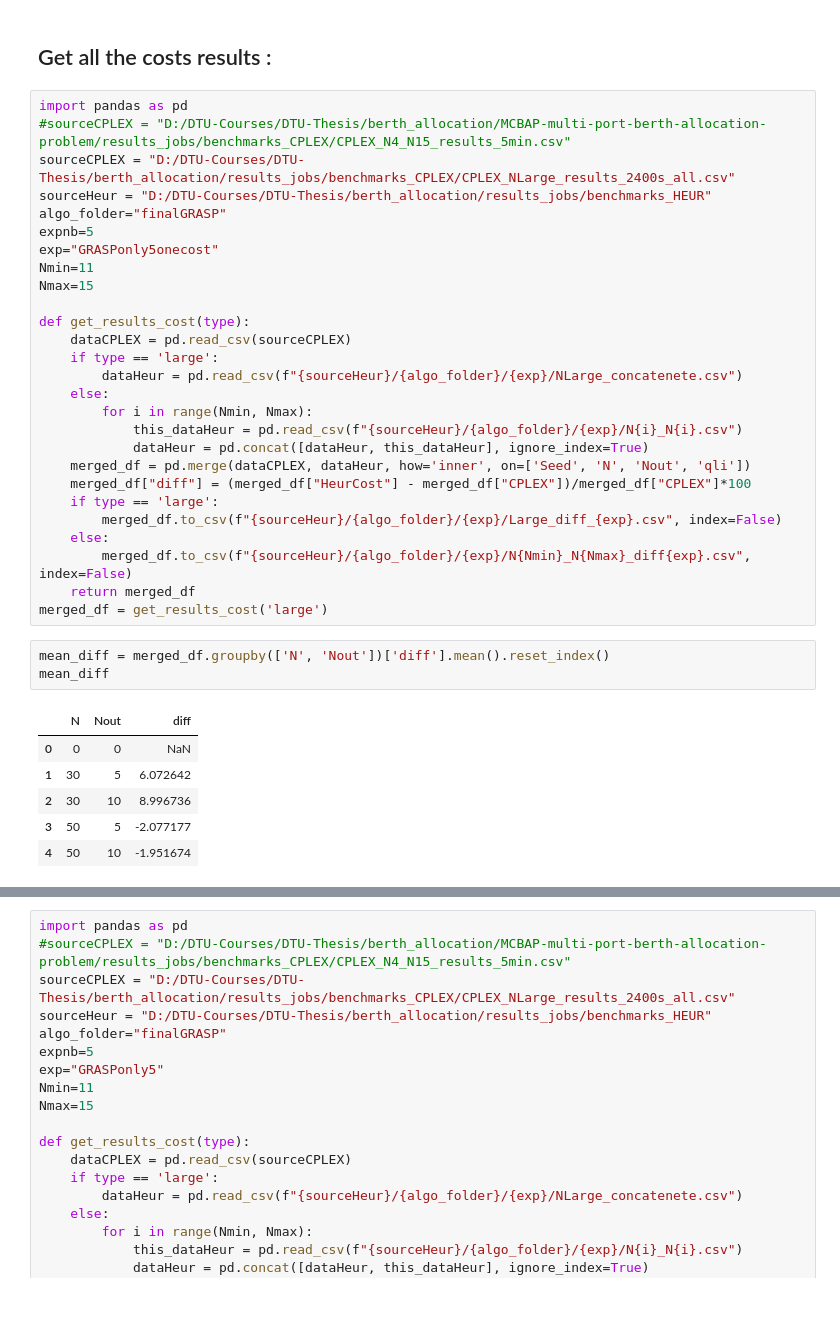
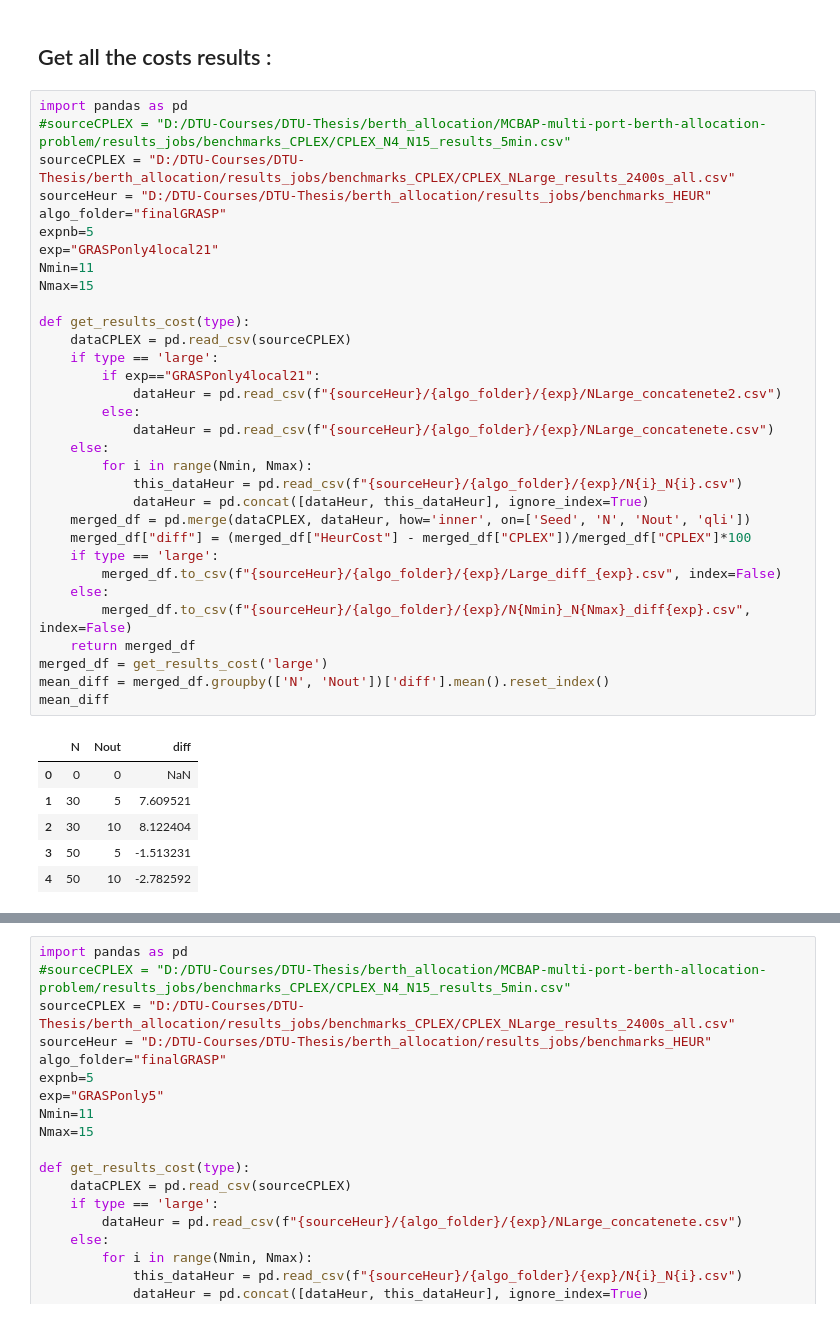
Before and after one commit to Loic-Ker/MCBAP-multi-port-berth-allocation-problem, a Jupyter notebook: my_code/results_analysis/grasp_analysis.ipynb, the cells around one changed output, grey strips where cells are left out. Drawn from its saved outputs; the diff is of its cells as text.

```diff
--- a/my_code/results_analysis/grasp_analysis.ipynb
+++ b/my_code/results_analysis/grasp_analysis.ipynb
@@ -3,37 +3,39 @@
 # %%
 import pandas as pd
 #sourceCPLEX = "D:/DTU-Courses/DTU-Thesis/berth_allocation/MCBAP-multi-port-berth-allocation-problem/results_jobs/benchmarks_CPLEX/CPLEX_N4_N15_results_5min.csv"
 sourceCPLEX = "D:/DTU-Courses/DTU-Thesis/berth_allocation/results_jobs/benchmarks_CPLEX/CPLEX_NLarge_results_2400s_all.csv"
 sourceHeur = "D:/DTU-Courses/DTU-Thesis/berth_allocation/results_jobs/benchmarks_HEUR"
 algo_folder="finalGRASP"
 expnb=5
-exp="GRASPonly5onecost"
+exp="GRASPonly4local21"
 Nmin=11
 Nmax=15
 
 def get_results_cost(type):
     dataCPLEX = pd.read_csv(sourceCPLEX)
     if type == 'large':
-        dataHeur = pd.read_csv(f"{sourceHeur}/{algo_folder}/{exp}/NLarge_concatenete.csv")
+        if exp=="GRASPonly4local21":
+            dataHeur = pd.read_csv(f"{sourceHeur}/{algo_folder}/{exp}/NLarge_concatenete2.csv")
+        else:
+            dataHeur = pd.read_csv(f"{sourceHeur}/{algo_folder}/{exp}/NLarge_concatenete.csv")
     else:
         for i in range(Nmin, Nmax):
             this_dataHeur = pd.read_csv(f"{sourceHeur}/{algo_folder}/{exp}/N{i}_N{i}.csv")
             dataHeur = pd.concat([dataHeur, this_dataHeur], ignore_index=True)
     merged_df = pd.merge(dataCPLEX, dataHeur, how='inner', on=['Seed', 'N', 'Nout', 'qli'])
     merged_df["diff"] = (merged_df["HeurCost"] - merged_df["CPLEX"])/merged_df["CPLEX"]*100
     if type == 'large':
         merged_df.to_csv(f"{sourceHeur}/{algo_folder}/{exp}/Large_diff_{exp}.csv", index=False)
     else:
         merged_df.to_csv(f"{sourceHeur}/{algo_folder}/{exp}/N{Nmin}_N{Nmax}_diff{exp}.csv", index=False)
     return merged_df
 merged_df = get_results_cost('large')
+mean_diff = merged_df.groupby(['N', 'Nout'])['diff'].mean().reset_index()
+mean_diff
+# %% [output]
+|  | N | Nout | diff |
+| 0 | 0 | 0 | NaN |
+| 1 | 30 | 5 | 7.609521 |
+| 2 | 30 | 10 | 8.122404 |
+| 3 | 50 | 5 | -1.513231 |
+| 4 | 50 | 10 | -2.782592 |
-# %%
-mean_diff = merged_df.groupby(['N', 'Nout'])['diff'].mean().reset_index()
-mean_diff
-# %% [output]
-|  | N | Nout | diff |
-| 0 | 0 | 0 | NaN |
-| 1 | 30 | 5 | 6.072642 |
-| 2 | 30 | 10 | 8.996736 |
-| 3 | 50 | 5 | -2.077177 |
-| 4 | 50 | 10 | -1.951674 |
```
Also changed, not shown: parts of 1 cell of this notebook, 49 other files.
